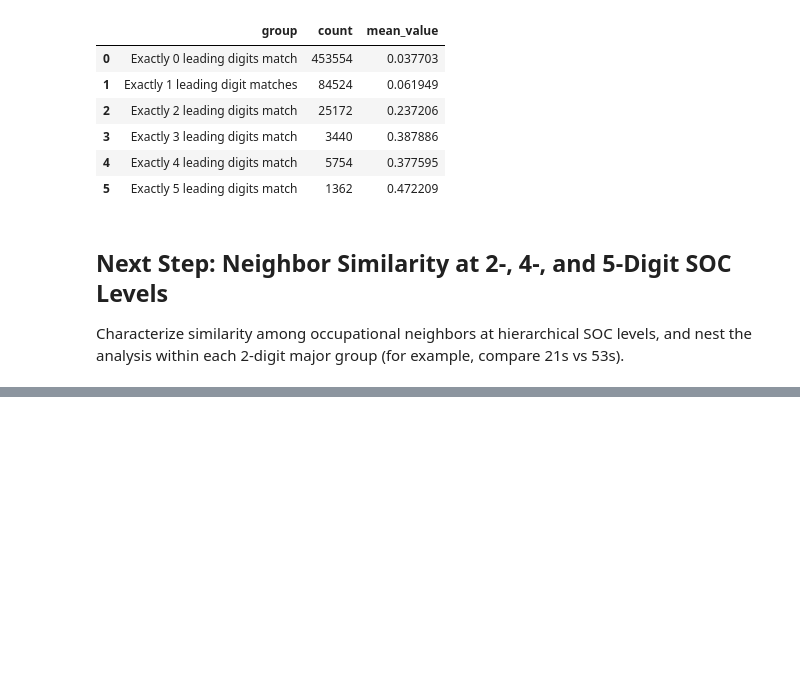
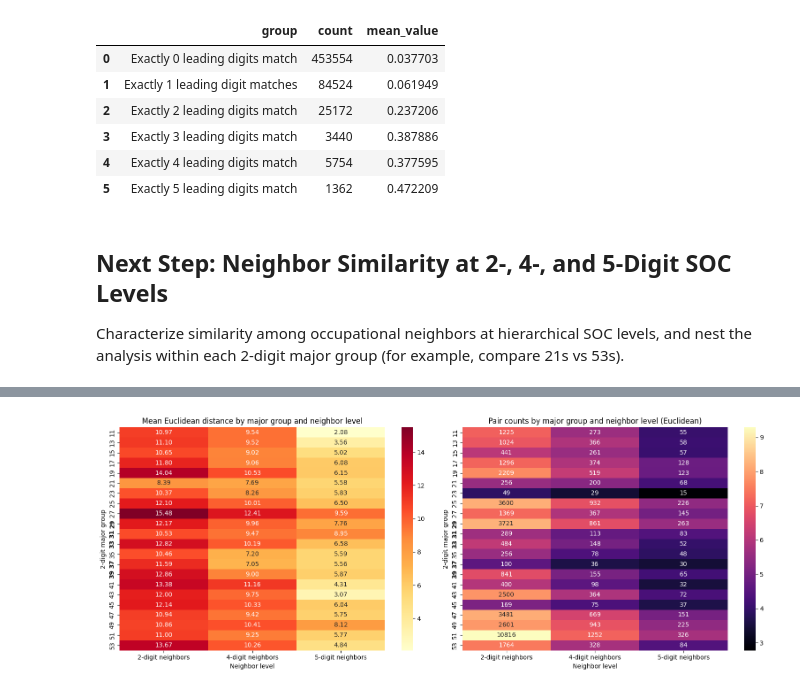
Before and after one commit to lindseylacey/EDA, a Jupyter notebook: notebooks/CII2/skaw_similarity_lightcast.ipynb, the cells around one changed output, grey strips where cells are left out. Cells and saved outputs as stored; diff of their text form; code cells hidden in the pictures; blank space fills up the shorter version.

```diff
--- a/notebooks/CII2/skaw_similarity_lightcast.ipynb
+++ b/notebooks/CII2/skaw_similarity_lightcast.ipynb
@@ -1382,0 +1457,98 @@ Nested summary by 2-digit major group (first rows):
+# %%
+eu_neighbor_df = df_sim_metrics[["origin_soc", "destination_soc", "Euclid_distance_np_SKAWS_value"]].copy()
+eu_neighbor_df["origin_norm"] = eu_neighbor_df["origin_soc"].apply(normalize_soc)
+eu_neighbor_df["destination_norm"] = eu_neighbor_df["destination_soc"].apply(normalize_soc)
+eu_neighbor_df = eu_neighbor_df.dropna(subset=["origin_norm", "destination_norm", "Euclid_distance_np_SKAWS_value"]).copy()
+
+eu_neighbor_df["origin_digits"] = eu_neighbor_df["origin_norm"].str.replace("-", "", regex=False)
+eu_neighbor_df["destination_digits"] = eu_neighbor_df["destination_norm"].str.replace("-", "", regex=False)
+eu_neighbor_df = eu_neighbor_df[
+    eu_neighbor_df["origin_digits"].str.fullmatch(r"\d{6}", na=False)
+    & eu_neighbor_df["destination_digits"].str.fullmatch(r"\d{6}", na=False)
+]
+
+# Explicit prefix checks: same FIRST 2/4/5 digits.
+eu_neighbor_df["same_2"] = eu_neighbor_df["origin_digits"].str.slice(0, 2).eq(
+    eu_neighbor_df["destination_digits"].str.slice(0, 2)
+)
+eu_neighbor_df["same_4"] = eu_neighbor_df["origin_digits"].str.slice(0, 4).eq(
+    eu_neighbor_df["destination_digits"].str.slice(0, 4)
+)
+eu_neighbor_df["same_5"] = eu_neighbor_df["origin_digits"].str.slice(0, 5).eq(
+    eu_neighbor_df["destination_digits"].str.slice(0, 5)
+)
+
+# Sanity checks for hierarchical prefixes.
+assert eu_neighbor_df.loc[eu_neighbor_df["same_5"], "same_4"].all()
+assert eu_neighbor_df.loc[eu_neighbor_df["same_4"], "same_2"].all()
+
+eu_level_specs = [
+    ("2-digit neighbors", "same_2"),
+    ("4-digit neighbors", "same_4"),
+    ("5-digit neighbors", "same_5"),
+]
+
+eu_overall_rows = []
+for level_name, level_col in eu_level_specs:
+    vals = eu_neighbor_df.loc[eu_neighbor_df[level_col], "Euclid_distance_np_SKAWS_value"].dropna()
+    eu_overall_rows.append({
+        "level": level_name,
+        "count": int(len(vals)),
+        "mean_distance": float(vals.mean()) if len(vals) else np.nan,
+        "median_distance": float(vals.median()) if len(vals) else np.nan,
+        "p25": float(vals.quantile(0.25)) if len(vals) else np.nan,
+        "p75": float(vals.quantile(0.75)) if len(vals) else np.nan,
+    })
+
+eu_overall_neighbor_summary = pd.DataFrame(eu_overall_rows)
+print("Overall Euclidean neighbor summary (2/4/5-digit):")
+display(eu_overall_neighbor_summary)
+
+eu_within_2digit = eu_neighbor_df[eu_neighbor_df["same_2"]].copy()
+eu_within_2digit["major_group"] = eu_within_2digit["origin_digits"].str[:2]
+
+eu_nested_rows = []
+for major_group, g in eu_within_2digit.groupby("major_group", sort=True):
+    for level_name, level_col in eu_level_specs:
+        vals = g.loc[g[level_col], "Euclid_distance_np_SKAWS_value"].dropna()
+        eu_nested_rows.append({
+            "major_group": major_group,
+            "level": level_name,
+            "count": int(len(vals)),
+            "mean_distance": float(vals.mean()) if len(vals) else np.nan,
+            "median_distance": float(vals.median()) if len(vals) else np.nan,
+        })
+
+eu_nested_neighbor_summary = pd.DataFrame(eu_nested_rows)
+
+print("Nested Euclidean summary by 2-digit major group (first rows):")
+display(eu_nested_neighbor_summary.sort_values(["major_group", "level"]).head(24))
+
+eu_plot_df = eu_nested_neighbor_summary.pivot(
+    index="major_group", columns="level", values="mean_distance"
+).sort_index()
+
+eu_count_df = eu_nested_neighbor_summary.pivot(
+    index="major_group", columns="level", values="count"
+).sort_index()
+
+fig, axes = plt.subplots(1, 2, figsize=(16, 6))
+sns.heatmap(eu_plot_df, cmap="YlOrRd", annot=True, fmt=".2f", ax=axes[0])
+axes[0].set_title("Mean Euclidean distance by major group and neighbor level")
+axes[0].set_xlabel("Neighbor level")
+axes[0].set_ylabel("2-digit major group")
+
+sns.heatmap(np.log1p(eu_count_df), cmap="magma", annot=eu_count_df, fmt=".0f", ax=axes[1])
+axes[1].set_title("Pair counts by major group and neighbor level (Euclidean)")
+axes[1].set_xlabel("Neighbor level")
+axes[1].set_ylabel("2-digit major group")
+
+highlight_codes = {"29", "33", "37", "31", "39"}
+for ax in axes:
+    for tick in ax.get_yticklabels():
+        if tick.get_text() in highlight_codes:
+            tick.set_fontweight("bold")
+
+plt.tight_layout()
+plt.show()
+# %% [output]
@@ -1382,0 +1578 @@ Nested summary by 2-digit major group (first rows):
+[figure, added]
```
Also changed, not shown: parts of 10 cells of this notebook, 1 other file.
